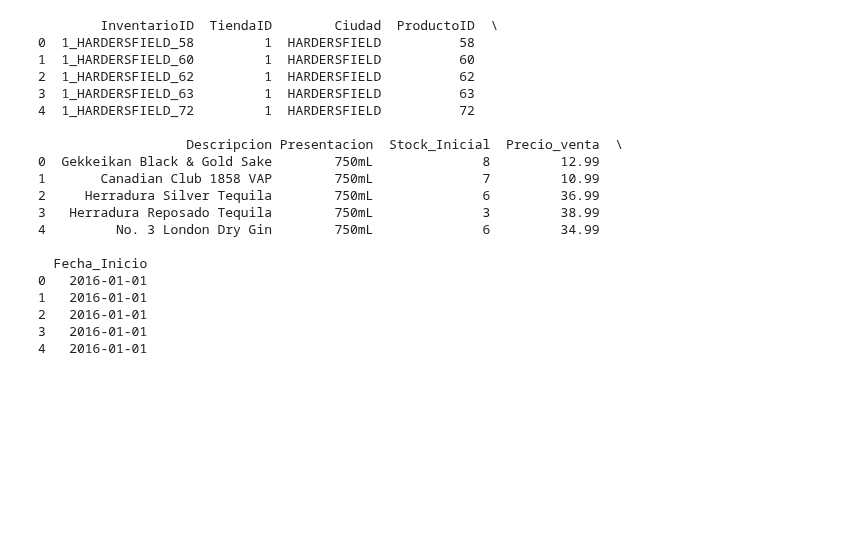
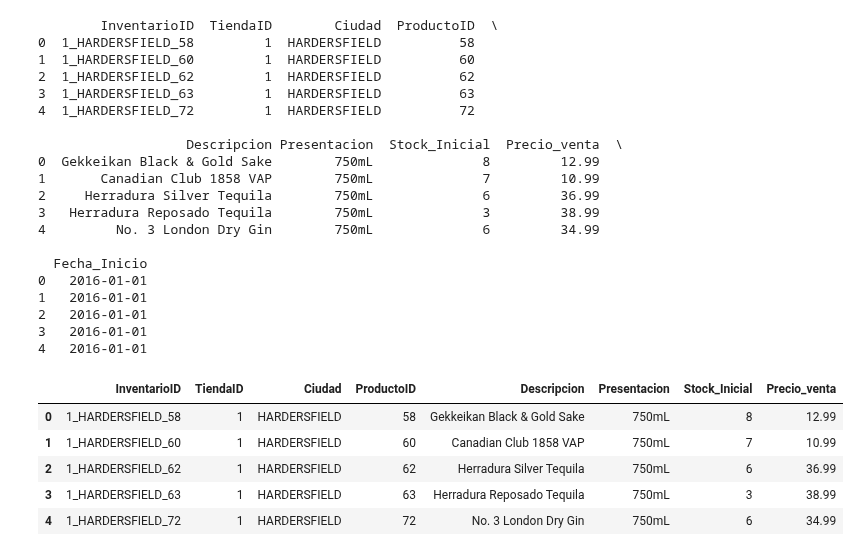
Before and after one commit to danipars/Analisis_Inventario_Distribuidora_Licores_AMCDrinks, a Jupyter notebook: EDA/InventarioInicialTienda.ipynb, the cells around one changed output. Saved outputs shown, nothing was run; the diff lists cells and outputs as text; code cells hidden in the pictures; blank space fills up the shorter version.

Commit message:
df_InventarioInicial_Final

```diff
--- a/EDA/InventarioInicialTienda.ipynb
+++ b/EDA/InventarioInicialTienda.ipynb
@@ -486,0 +487,9 @@ df_InventarioInicial_Final.to_csv('C:/Users/danip/Desktop/AMC-Drinks/Analisis_In
+# %%
+df_InventarioInicial_Final.head()
+# %% [output]
+|  | InventarioID | TiendaID | Ciudad | ProductoID | Descripcion | Presentacion | Stock_Inicial | Precio_venta |
+| 0 | 1_HARDERSFIELD_58 | 1 | HARDERSFIELD | 58 | Gekkeikan Black & Gold Sake | 750mL | 8 | 12.99 |
+| 1 | 1_HARDERSFIELD_60 | 1 | HARDERSFIELD | 60 | Canadian Club 1858 VAP | 750mL | 7 | 10.99 |
+| 2 | 1_HARDERSFIELD_62 | 1 | HARDERSFIELD | 62 | Herradura Silver Tequila | 750mL | 6 | 36.99 |
+| 3 | 1_HARDERSFIELD_63 | 1 | HARDERSFIELD | 63 | Herradura Reposado Tequila | 750mL | 3 | 38.99 |
+| 4 | 1_HARDERSFIELD_72 | 1 | HARDERSFIELD | 72 | No. 3 London Dry Gin | 750mL | 6 | 34.99 |
```
Also changed, not shown: parts of 1 cell of this notebook.
